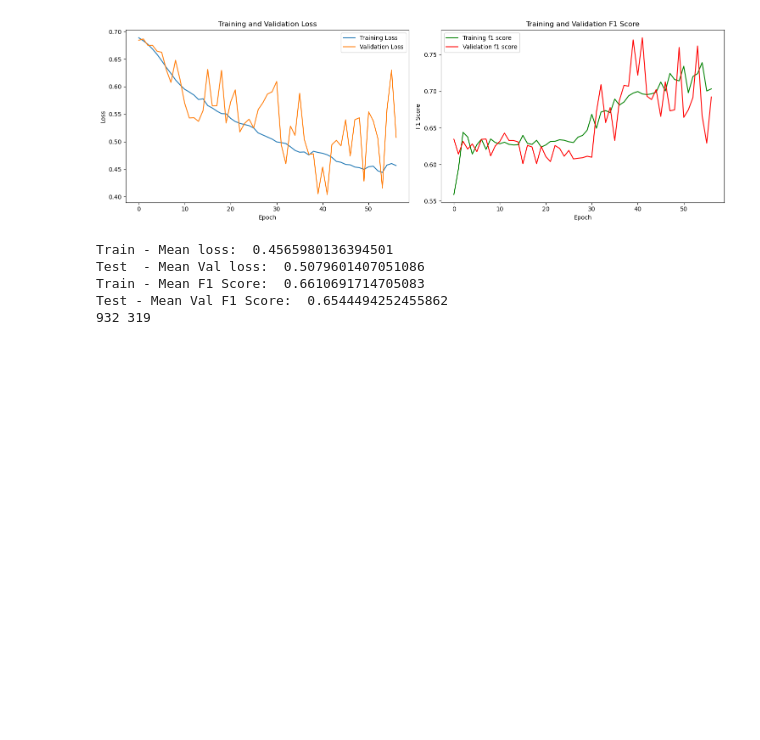
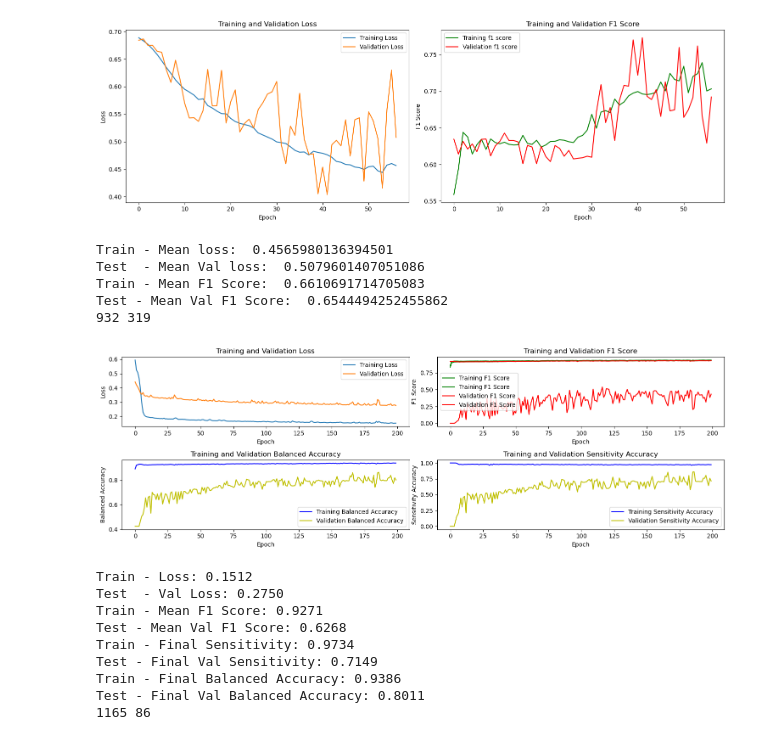
Before and after one commit to duarte3333/Machine_Learning, a Jupyter notebook: Pb1_ImageAnalysis/task1_imageanalysis.ipynb, the cells around one changed output. Drawn from its saved outputs; the diff is of its cells as text; code cells hidden in the pictures; blank space fills up the shorter version.

```diff
--- a/Pb1_ImageAnalysis/task1_imageanalysis.ipynb
+++ b/Pb1_ImageAnalysis/task1_imageanalysis.ipynb
@@ -316,4 +391,23 @@ Test  - Mean Val loss:  0.5079601407051086
 Train - Mean F1 Score:  0.6610691714705083
 Test - Mean Val F1 Score:  0.6544494252455862
 932 319
+# %%
+#Simple NN1 NN with categorical crossentropy and class weights
+NN_model_1_1 = Convolution_NN_1()
+Compile_MLP_categorical_crossentropy(NN_model_1_1)
+history = train_model_class_weights(NN_model_1_1, train_images, train_labels, test_images, test_labels, 0)
+# %%
+check_results(history)
+check_imbalance(NN_model_1_1, test_images)
+# %% [output]
+[figure, added]
+Train - Loss: 0.1512
+Test  - Val Loss: 0.2750
+Train - Mean F1 Score: 0.9271
+Test - Mean Val F1 Score: 0.6268
+Train - Final Sensitivity: 0.9734
+Test - Final Val Sensitivity: 0.7149
+Train - Final Balanced Accuracy: 0.9386
+Test - Final Val Balanced Accuracy: 0.8011
+1165 86
 # %%
```
Also changed, not shown: parts of 10 cells of this notebook.
